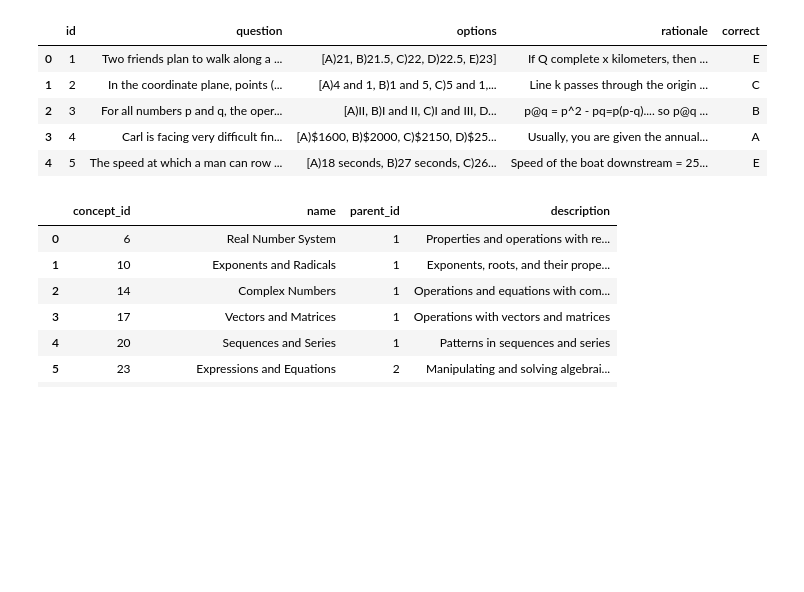
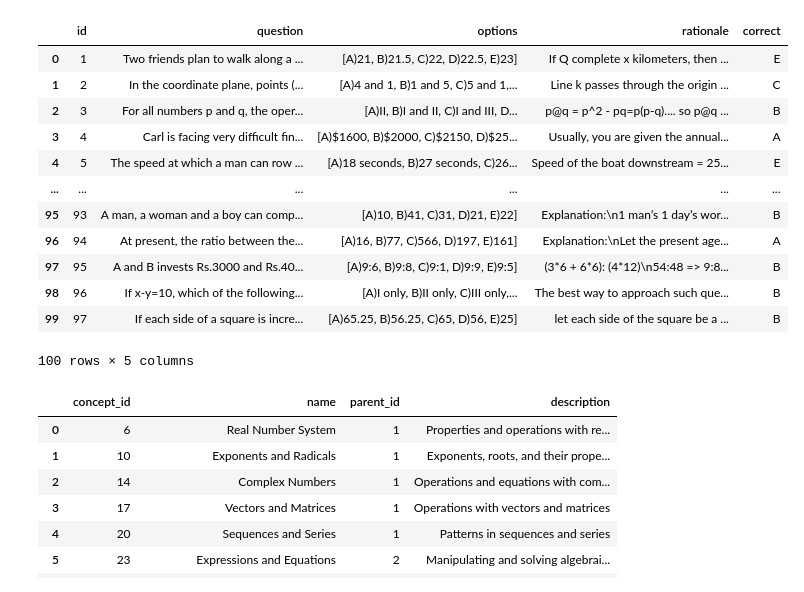
Before and after one commit to Martino93/FutureLearningHub, a Jupyter notebook: concept_tagging/main.ipynb, the cells around one changed output. Saved outputs shown, nothing was run; the diff lists cells and outputs as text; code cells hidden in the pictures; blank space fills up the shorter version.

```diff
--- a/concept_tagging/main.ipynb
+++ b/concept_tagging/main.ipynb
@@ -67,15 +67,22 @@ def get_concepts(live=False):
 
 # get_concepts(live=True)
 # %%
-questions_df = get_questions(live=False)
+questions_df = get_questions(live=True, top=100)
 questions_df
 # %% [output]
 |  | id | question | options | rationale | correct |
 | 0 | 1 | Two friends plan to walk along a ... | [A)21, B)21.5, C)22, D)22.5, E)23] | If Q complete x kilometers, then ... | E |
 | 1 | 2 | In the coordinate plane, points (... | [A)4 and 1, B)1 and 5, C)5 and 1,... | Line k passes through the origin ... | C |
 | 2 | 3 | For all numbers p and q, the oper... | [A)II, B)I and II, C)I and III, D... | p@q = p^2 - pq=p(p-q).... so p@q ... | B |
 | 3 | 4 | Carl is facing very difficult fin... | [A)$1600, B)$2000, C)$2150, D)$25... | Usually, you are given the annual... | A |
 | 4 | 5 | The speed at which a man can row ... | [A)18 seconds, B)27 seconds, C)26... | Speed of the boat downstream = 25... | E |
+| ... | ... | ... | ... | ... | ... |
+| 95 | 93 | A man, a woman and a boy can comp... | [A)10, B)41, C)31, D)21, E)22] | Explanation:\n1 man’s 1 day’s wor... | B |
+| 96 | 94 | At present, the ratio between the... | [A)16, B)77, C)566, D)197, E)161] | Explanation:\nLet the present age... | A |
+| 97 | 95 | A and B invests Rs.3000 and Rs.40... | [A)9:6, B)9:8, C)9:1, D)9:9, E)9:5] | (3*6 + 6*6): (4*12)\n54:48 => 9:8... | B |
+| 98 | 96 | If x-y=10, which of the following... | [A)I only, B)II only, C)III only,... | The best way to approach such que... | B |
+| 99 | 97 | If each side of a square is incre... | [A)65.25, B)56.25, C)65, D)56, E)25] | let each side of the square be a ... | B |
+100 rows × 5 columns
 # %%
 concepts_df = get_concepts(live=False)
 concepts_df
```
Also changed, not shown: parts of 5 cells of this notebook.
